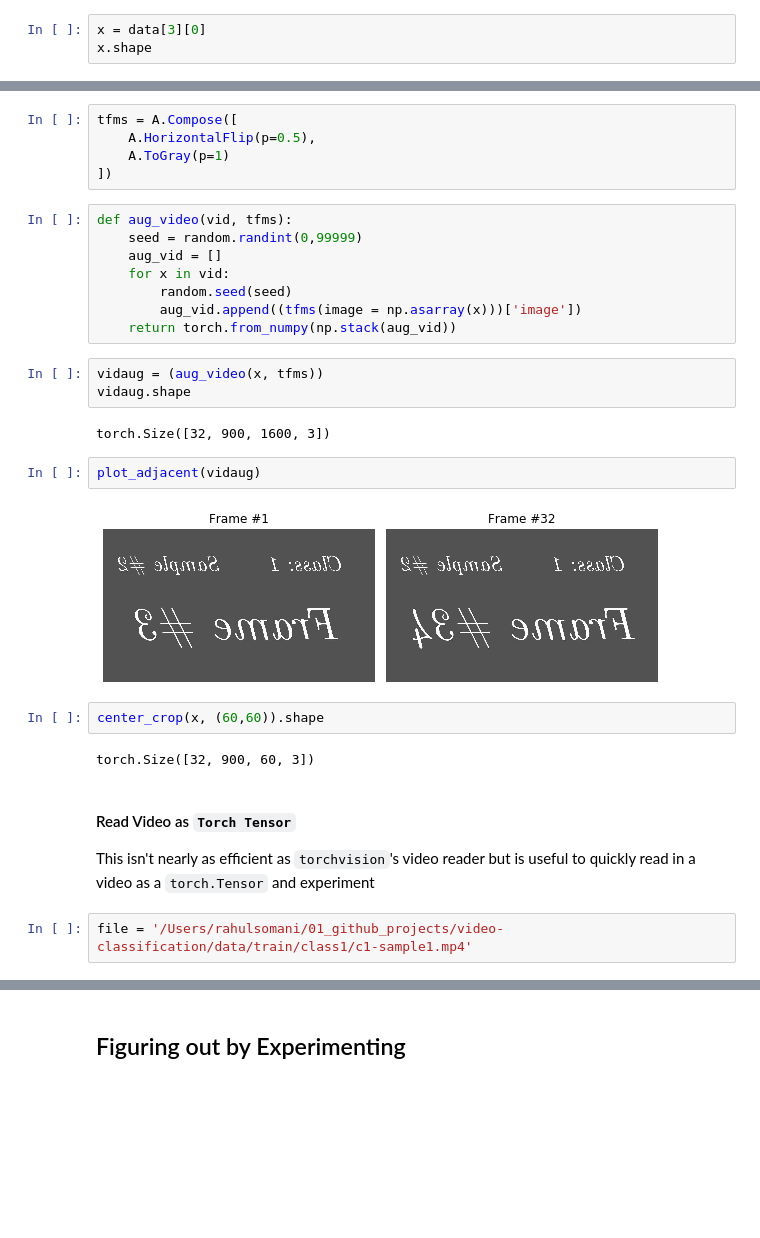
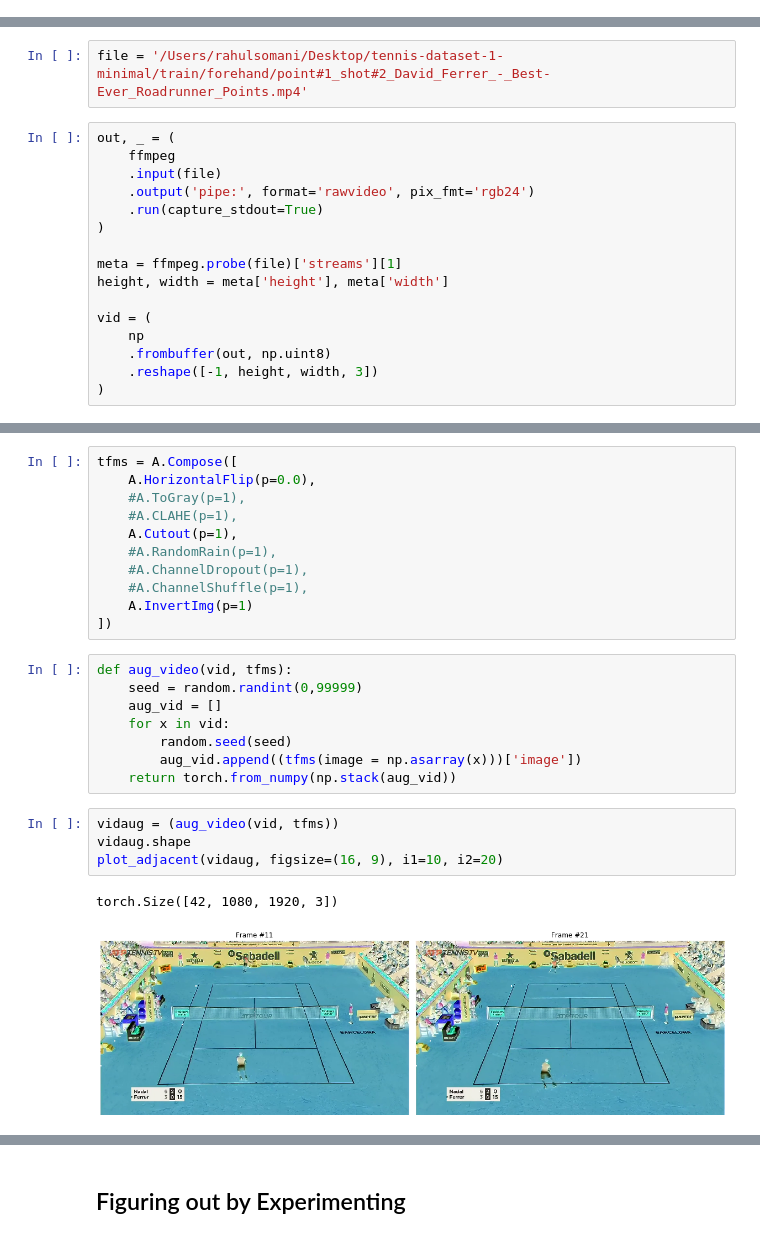
Before and after one commit to rsomani95/video-classification, a Jupyter notebook: notebooks/understanding-the-pieces.ipynb, the cells around one changed output, grey strips where cells are left out. Drawn from its saved outputs; the diff is of its cells as text; blank space fills up the shorter version.

```diff
--- a/notebooks/understanding-the-pieces.ipynb
+++ b/notebooks/understanding-the-pieces.ipynb
@@ -379,3 +410,0 @@ Wall time: 66.9 ms
-# %%
-x = data[3][0]
-x.shape
@@ -383,0 +417,18 @@ torch.Size([32, 900, 1600, 3])
+# %%
+file = '/Users/rahulsomani/Desktop/tennis-dataset-1-minimal/train/forehand/point#1_shot#2_David_Ferrer_-_Best-Ever_Roadrunner_Points.mp4'
+# %%
+out, _ = (
+    ffmpeg
+    .input(file)
+    .output('pipe:', format='rawvideo', pix_fmt='rgb24')
+    .run(capture_stdout=True)
+)
+
+meta = ffmpeg.probe(file)['streams'][1]
+height, width = meta['height'], meta['width']
+
+vid = (
+    np
+    .frombuffer(out, np.uint8)
+    .reshape([-1, height, width, 3])
+)
@@ -384,7 +439,13 @@ torch.Size([32, 900, 1600, 3])
 # %%
 tfms = A.Compose([
-    A.HorizontalFlip(p=0.5),
-    A.ToGray(p=1)
+    A.HorizontalFlip(p=0.0),
+    #A.ToGray(p=1),
+    #A.CLAHE(p=1),
+    A.Cutout(p=1),
+    #A.RandomRain(p=1),
+    #A.ChannelDropout(p=1),
+    #A.ChannelShuffle(p=1),
+    A.InvertImg(p=1)
 ])
 # %%
 def aug_video(vid, tfms):
@@ -395,21 +456,9 @@ def aug_video(vid, tfms):
         aug_vid.append((tfms(image = np.asarray(x)))['image'])
     return torch.from_numpy(np.stack(aug_vid))
 # %%
-vidaug = (aug_video(x, tfms))
+vidaug = (aug_video(vid, tfms))
 vidaug.shape
+plot_adjacent(vidaug, figsize=(16, 9), i1=10, i2=20)
 # %% [output]
-torch.Size([32, 900, 1600, 3])
+torch.Size([42, 1080, 1920, 3])
+[figure, added]
-# %%
-plot_adjacent(vidaug)
-# %% [output]
-[figure, removed]
-# %%
-center_crop(x, (60,60)).shape
-# %% [output]
-torch.Size([32, 900, 60, 3])
-# %% [markdown]
-#### Read Video as `Torch Tensor`
-
-This isn't nearly as efficient as `torchvision`'s video reader but is useful to quickly read in a video as a `torch.Tensor` and experiment
-# %%
-file = '/Users/rahulsomani/01_github_projects/video-classification/data/train/class1/c1-sample1.mp4'
```
Also changed, not shown: parts of 46 cells of this notebook.
